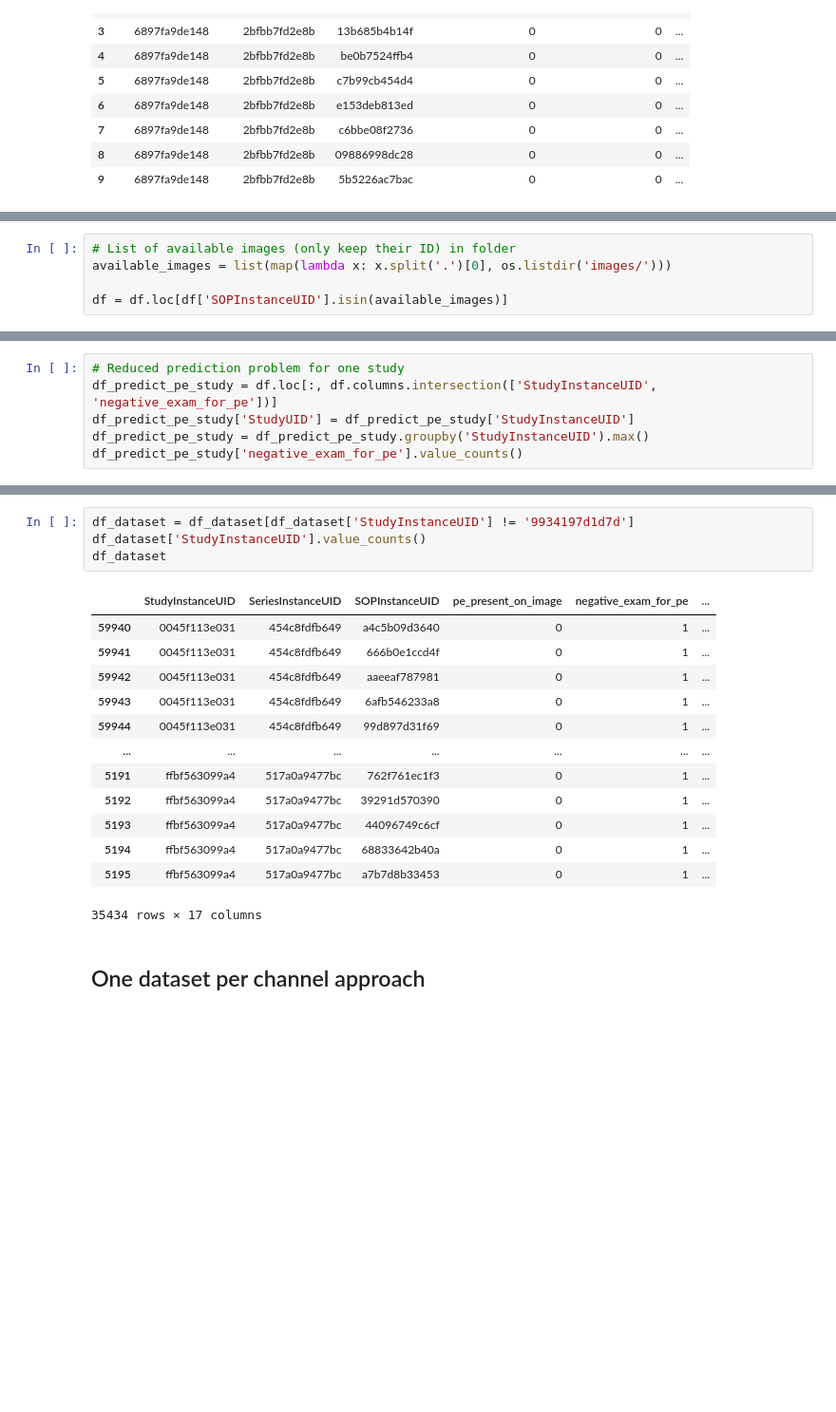
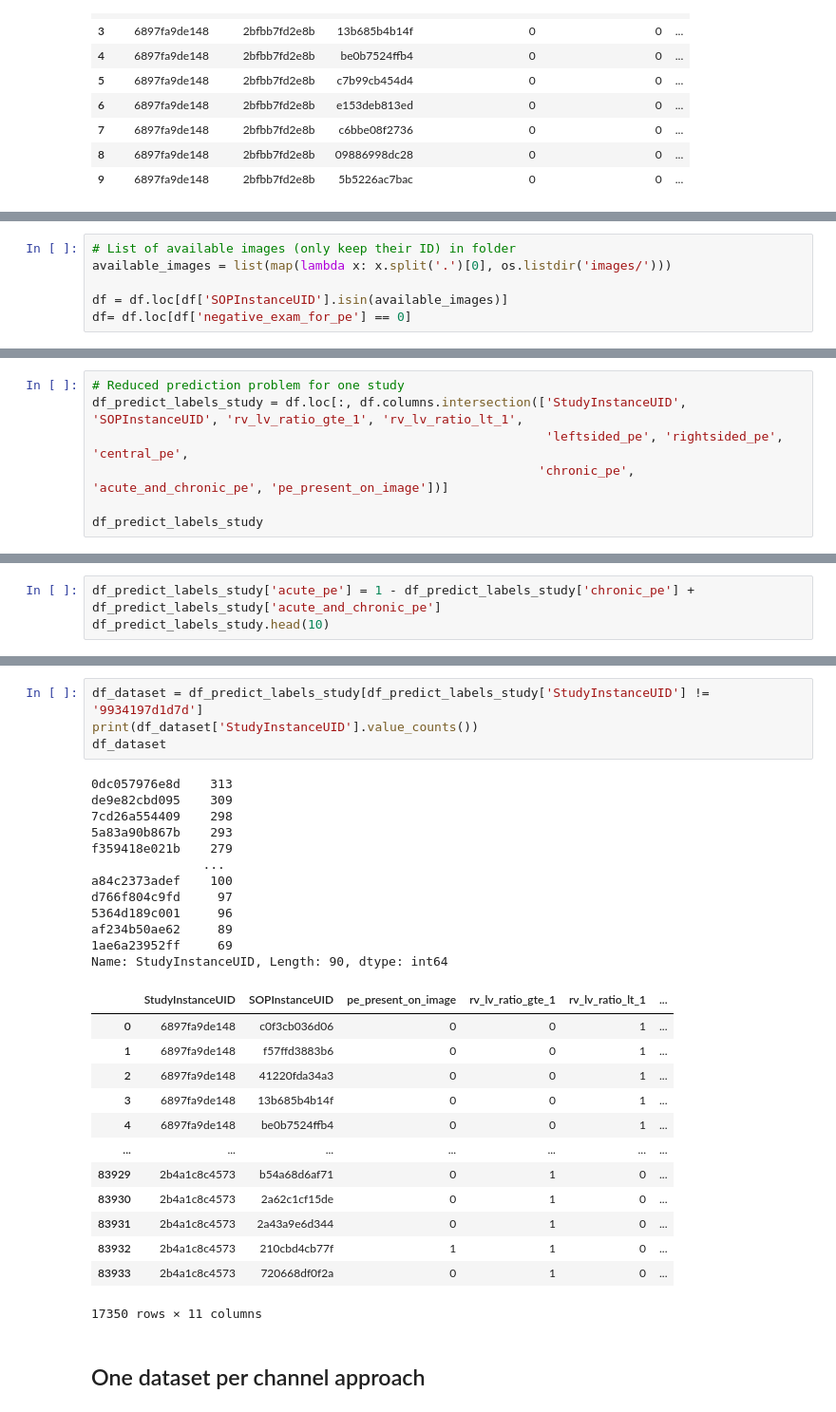
Before and after one commit to JohanChataigne/kaggle-pulmonary-embolism-detection, a Jupyter notebook: preprocessing_model_v5.ipynb, the cells around one changed output, grey strips where cells are left out. Shown at 95% size. Drawn from its saved outputs; the diff is of its cells as text; blank space fills up the shorter version.

Commit message:
add preprocessing and dataset class for model v5

```diff
--- a/preprocessing_model_v5.ipynb
+++ b/preprocessing_model_v5.ipynb
@@ -38,3 +38,4 @@ df.head(n=10)
 available_images = list(map(lambda x: x.split('.')[0], os.listdir('images/')))
 
 df = df.loc[df['SOPInstanceUID'].isin(available_images)]
+df= df.loc[df['negative_exam_for_pe'] == 0]
@@ -43,7 +44,8 @@ df = df.loc[df['SOPInstanceUID'].isin(available_images)]
 # %%
 # Reduced prediction problem for one study
-df_predict_pe_study = df.loc[:, df.columns.intersection(['StudyInstanceUID', 'negative_exam_for_pe'])]
-df_predict_pe_study['StudyUID'] = df_predict_pe_study['StudyInstanceUID']
-df_predict_pe_study = df_predict_pe_study.groupby('StudyInstanceUID').max()
-df_predict_pe_study['negative_exam_for_pe'].value_counts()
+df_predict_labels_study = df.loc[:, df.columns.intersection(['StudyInstanceUID', 'SOPInstanceUID', 'rv_lv_ratio_gte_1', 'rv_lv_ratio_lt_1',
+                                                             'leftsided_pe', 'rightsided_pe', 'central_pe',
+                                                            'chronic_pe', 'acute_and_chronic_pe', 'pe_present_on_image'])]
+
+df_predict_labels_study
 # %% [output]
@@ -85,0 +65,3 @@ df_dataset
+# %%
+df_predict_labels_study['acute_pe'] = 1 - df_predict_labels_study['chronic_pe'] + df_predict_labels_study['acute_and_chronic_pe']
+df_predict_labels_study.head(10)
@@ -101,21 +95,33 @@ Name: StudyInstanceUID, Length: 180, dtype: int64
 # %%
-df_dataset = df_dataset[df_dataset['StudyInstanceUID'] != '9934197d1d7d']
-df_dataset['StudyInstanceUID'].value_counts()
+df_dataset = df_predict_labels_study[df_predict_labels_study['StudyInstanceUID'] != '9934197d1d7d']
+print(df_dataset['StudyInstanceUID'].value_counts())
 df_dataset
 # %% [output]
+0dc057976e8d    313
+de9e82cbd095    309
+7cd26a554409    298
+5a83a90b867b    293
+f359418e021b    279
+               ...
+a84c2373adef    100
+d766f804c9fd     97
+5364d189c001     96
+af234b50ae62     89
+1ae6a23952ff     69
+Name: StudyInstanceUID, Length: 90, dtype: int64
-|  | StudyInstanceUID | SeriesInstanceUID | SOPInstanceUID | pe_present_on_image | negative_exam_for_pe | ... |
-| 59940 | 0045f113e031 | 454c8fdfb649 | a4c5b09d3640 | 0 | 1 | ... |
-| 59941 | 0045f113e031 | 454c8fdfb649 | 666b0e1ccd4f | 0 | 1 | ... |
-| 59942 | 0045f113e031 | 454c8fdfb649 | aaeeaf787981 | 0 | 1 | ... |
-| 59943 | 0045f113e031 | 454c8fdfb649 | 6afb546233a8 | 0 | 1 | ... |
-| 59944 | 0045f113e031 | 454c8fdfb649 | 99d897d31f69 | 0 | 1 | ... |
+|  | StudyInstanceUID | SOPInstanceUID | pe_present_on_image | rv_lv_ratio_gte_1 | rv_lv_ratio_lt_1 | ... |
+| 0 | 6897fa9de148 | c0f3cb036d06 | 0 | 0 | 1 | ... |
+| 1 | 6897fa9de148 | f57ffd3883b6 | 0 | 0 | 1 | ... |
+| 2 | 6897fa9de148 | 41220fda34a3 | 0 | 0 | 1 | ... |
+| 3 | 6897fa9de148 | 13b685b4b14f | 0 | 0 | 1 | ... |
+| 4 | 6897fa9de148 | be0b7524ffb4 | 0 | 0 | 1 | ... |
 | ... | ... | ... | ... | ... | ... | ... |
-| 5191 | ffbf563099a4 | 517a0a9477bc | 762f761ec1f3 | 0 | 1 | ... |
-| 5192 | ffbf563099a4 | 517a0a9477bc | 39291d570390 | 0 | 1 | ... |
-| 5193 | ffbf563099a4 | 517a0a9477bc | 44096749c6cf | 0 | 1 | ... |
-| 5194 | ffbf563099a4 | 517a0a9477bc | 68833642b40a | 0 | 1 | ... |
-| 5195 | ffbf563099a4 | 517a0a9477bc | a7b7d8b33453 | 0 | 1 | ... |
+| 83929 | 2b4a1c8c4573 | b54a68d6af71 | 0 | 1 | 0 | ... |
+| 83930 | 2b4a1c8c4573 | 2a62c1cf15de | 0 | 1 | 0 | ... |
+| 83931 | 2b4a1c8c4573 | 2a43a9e6d344 | 0 | 1 | 0 | ... |
+| 83932 | 2b4a1c8c4573 | 210cbd4cb77f | 1 | 1 | 0 | ... |
+| 83933 | 2b4a1c8c4573 | 720668df0f2a | 0 | 1 | 0 | ... |
-35434 rows × 17 columns
+17350 rows × 11 columns
 # %% [markdown]
 ## One dataset per channel approach
 # %%
```
Also changed, not shown: parts of 10 cells of this notebook, 1 other file.
